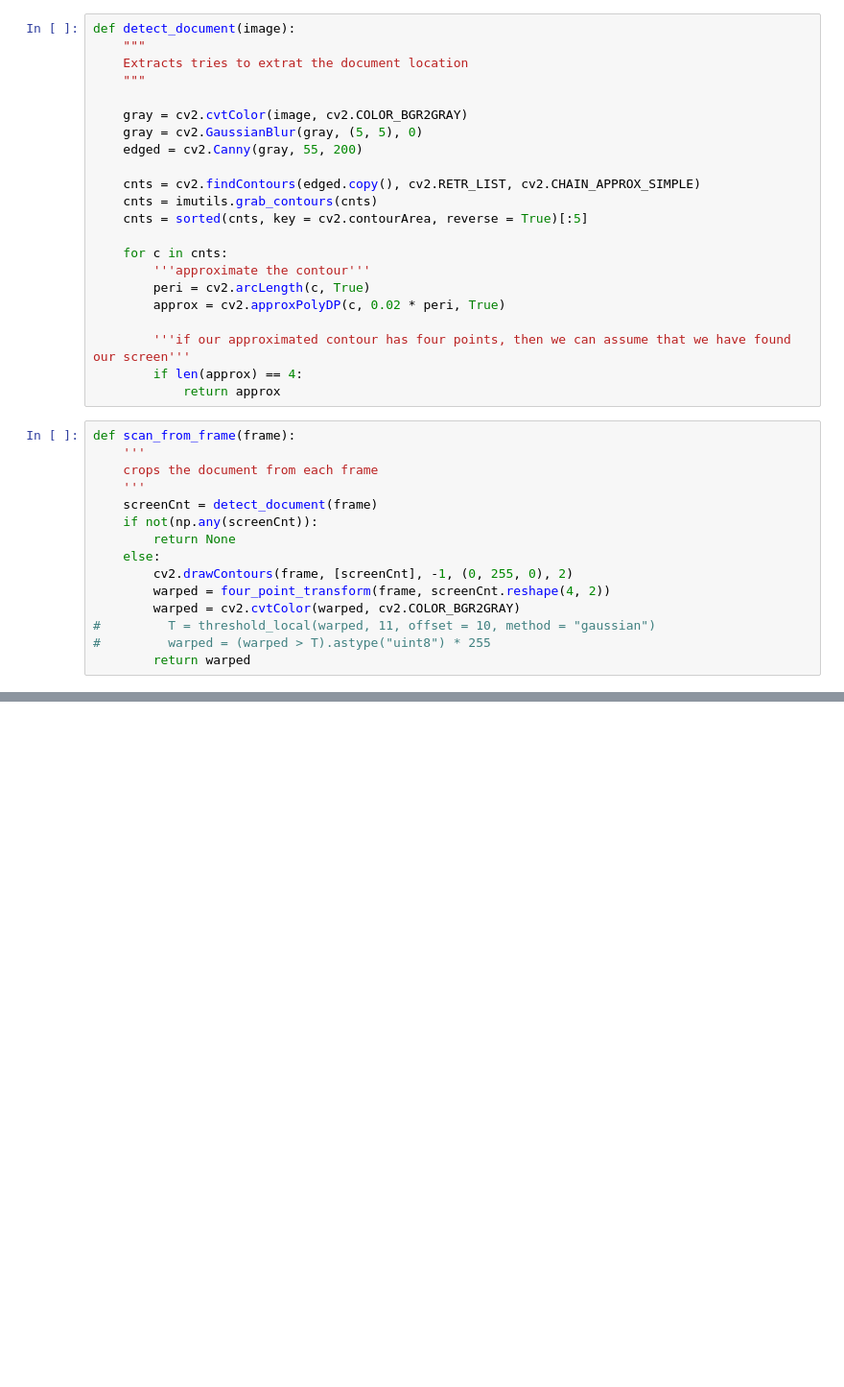
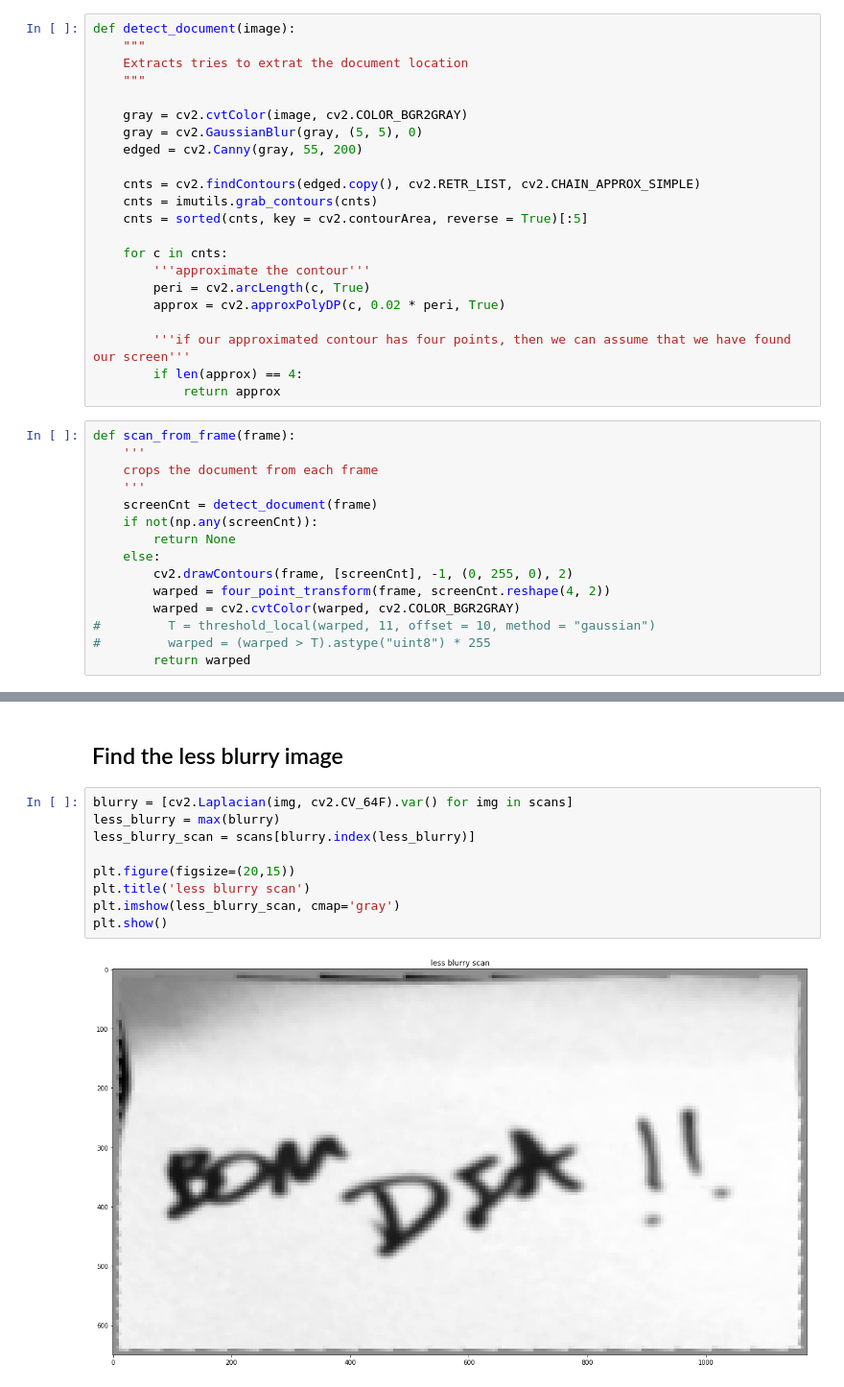
Before and after one commit to xrhd/Document_Scan_InVideo, a Jupyter notebook: On-OnlineVideo-Scan.ipynb, the cells around one changed output, grey strips where cells are left out. Shown: that part at 96% size. Cells and saved outputs as stored; diff of their text form; blank space fills up the shorter version.

```diff
--- a/On-OnlineVideo-Scan.ipynb
+++ b/On-OnlineVideo-Scan.ipynb
@@ -124,0 +131,13 @@ plt.show()
+# %% [markdown]
+## Find the less blurry image
+# %%
+blurry = [cv2.Laplacian(img, cv2.CV_64F).var() for img in scans]
+less_blurry = max(blurry)
+less_blurry_scan = scans[blurry.index(less_blurry)]
+
+plt.figure(figsize=(20,15))
+plt.title('less blurry scan')
+plt.imshow(less_blurry_scan, cmap='gray')
+plt.show()
+# %% [output]
+[figure, added]
```
Also changed, not shown: parts of 4 cells of this notebook.
